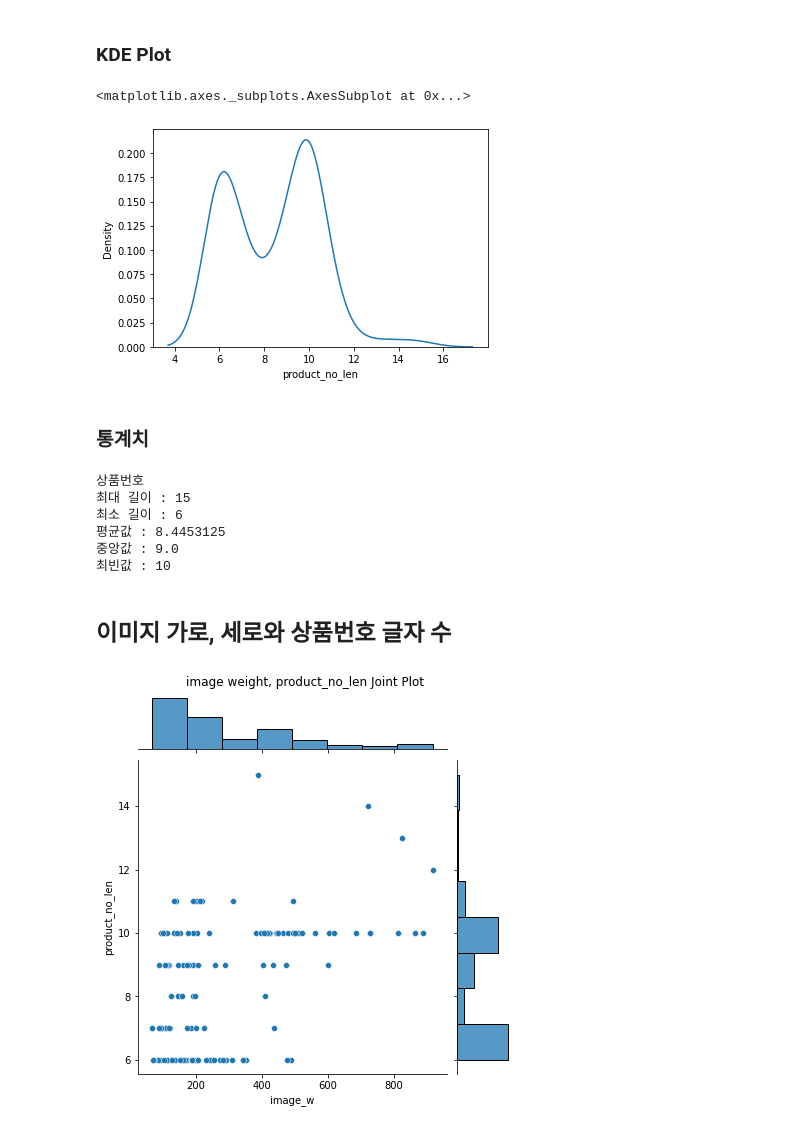
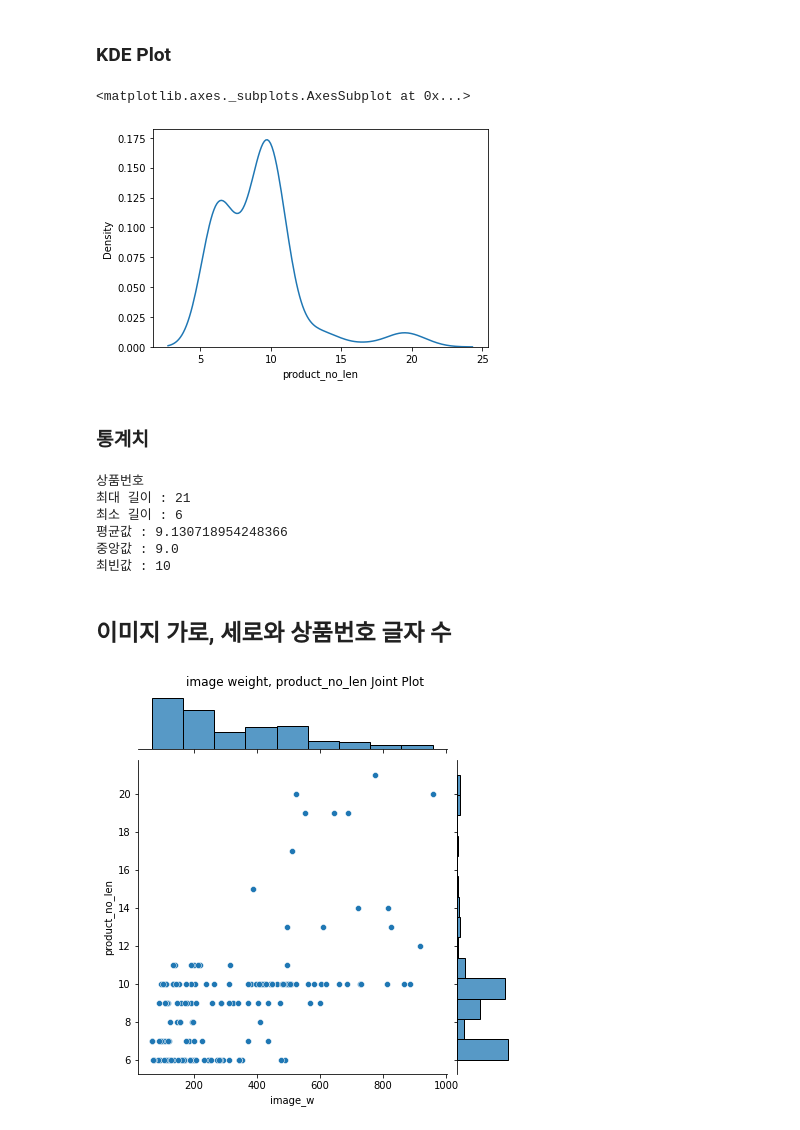
Before and after one commit to boostcampaitech2/final-project-level3-cv-18, a Jupyter notebook: eda/데이터_생성을_위한_EDA.ipynb, the cells around one changed output. Saved outputs shown, nothing was run; the diff lists cells and outputs as text; code cells hidden in the pictures.

```diff
--- a/eda/데이터_생성을_위한_EDA.ipynb
+++ b/eda/데이터_생성을_위한_EDA.ipynb
@@ -8,0 +18,3 @@ last_df = pd.read_csv("../data/STR_Collect_128.csv")
+# %%
+df = pd.read_csv("STR_C+G_1353.csv")
+df.head()
@@ -8,0 +31,3 @@ last_df = pd.read_csv("../data/STR_Collect_128.csv")
+# %%
+collect = df[df['image_type']=='collect'].copy()
+collect.head()
@@ -93,10 +126,10 @@ print('최빈값 :',mode(arr_w)[0][0], mode(arr_h)[0][0])
 # %% [markdown]
 ### KDE Plot
 # %%
-sns.kdeplot(last_df['product_no_len'])
+sns.kdeplot(collect['product_no_len'])
 # %% [output]
 <matplotlib.axes._subplots.AxesSubplot at 0x...>
-[figure, old version]
+[figure, new version]
 # %% [markdown]
 ### 통계치
 # %%
@@ -110,20 +143,20 @@ print('최대 길이 :',np.max(arr_len))
 print('최소 길이 :',np.min(arr_len))
 print('평균값 :',np.mean(arr_len))
 print('중앙값 :',np.median(arr_len))
-print('최빈값 :',mode(arr_len)[0][0])
+print('최빈값 :',stats.mode(arr_len)[0][0])
 # %% [output]
 상품번호
-최대 길이 : 15
+최대 길이 : 21
 최소 길이 : 6
-평균값 : 8.4453125
+평균값 : 9.130718954248366
 중앙값 : 9.0
 최빈값 : 10
 # %% [markdown]
 ## 이미지 가로, 세로와 상품번호 글자 수
 # %%
-sns.jointplot(x="image_w", y="product_no_len", data=last_df)
+sns.jointplot(x="image_w", y="product_no_len", data=collect)
 plt.suptitle("image weight, product_no_len Joint Plot", y=1.02)
 plt.show()
 # %% [output]
-[figure, old version]
+[figure, new version]
 # %%
```
Also changed, not shown: parts of 24 cells of this notebook.
